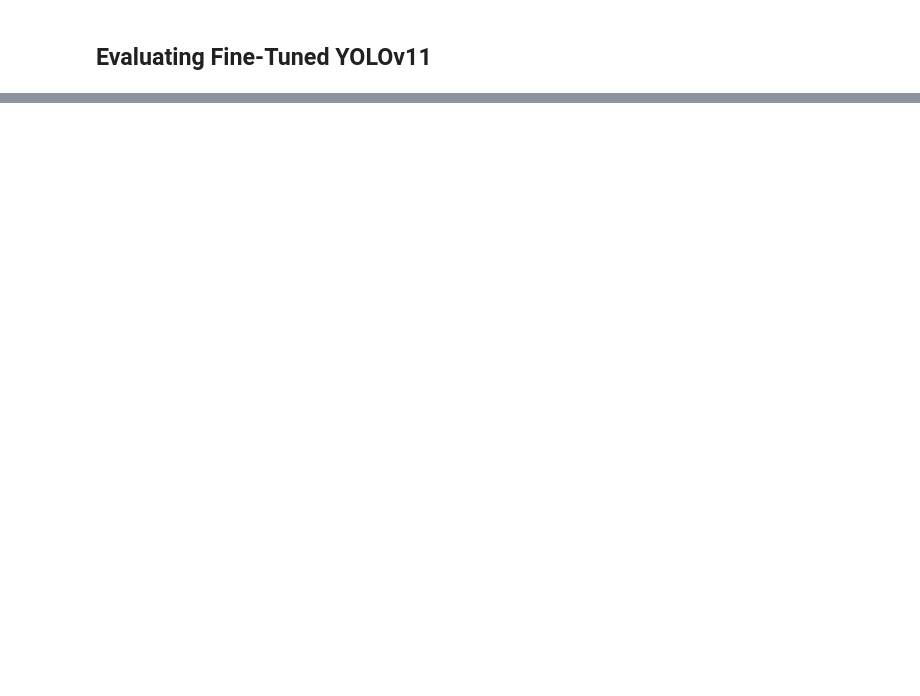
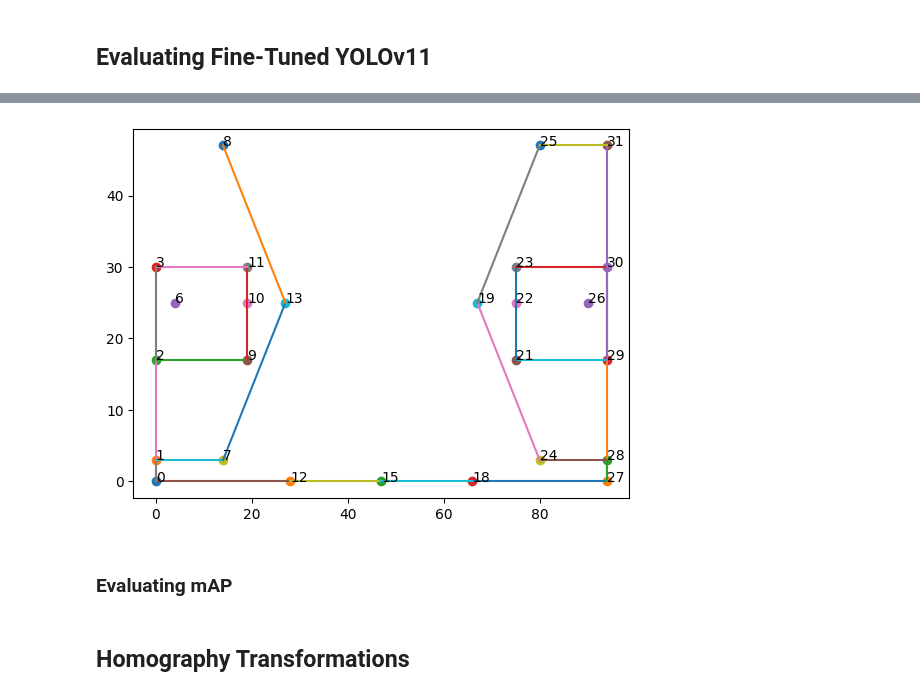
Before and after one commit to rjunw/nba2nba, a Jupyter notebook: notebooks/yolov11_kpd_finetuning.ipynb, the cells around one changed output, grey strips where cells are left out. Drawn from its saved outputs; the diff is of its cells as text; code cells hidden in the pictures; blank space fills up the shorter version.

```diff
--- a/notebooks/yolov11_kpd_finetuning.ipynb
+++ b/notebooks/yolov11_kpd_finetuning.ipynb
@@ -94,2 +293,14 @@ else:
+# %%
+for idx, coord in Court().kp_coordinates.items():
+    plt.scatter(coord[0], coord[1])
+    plt.text(coord[0], coord[1], idx)
+for edge in Court().kp_edge_list:
+    plt.plot([Court().kp_coordinates[edge[0]][0], Court().kp_coordinates[edge[1]][0]], [Court().kp_coordinates[edge[0]][1], Court().kp_coordinates[edge[1]][1]])
+
+plt.show()
+# %% [output]
+[figure, added]
+# %% [markdown]
+### Evaluating mAP
 # %%
 mlflow.set_experiment("yolov11_kpd_evaluation")
@@ -95,0 +339,2 @@ mlflow.set_experiment("yolov11_kpd_evaluation")
+# %% [markdown]
+## Homography Transformations
```
Also changed, not shown: parts of 8 cells of this notebook, 2 other files.
